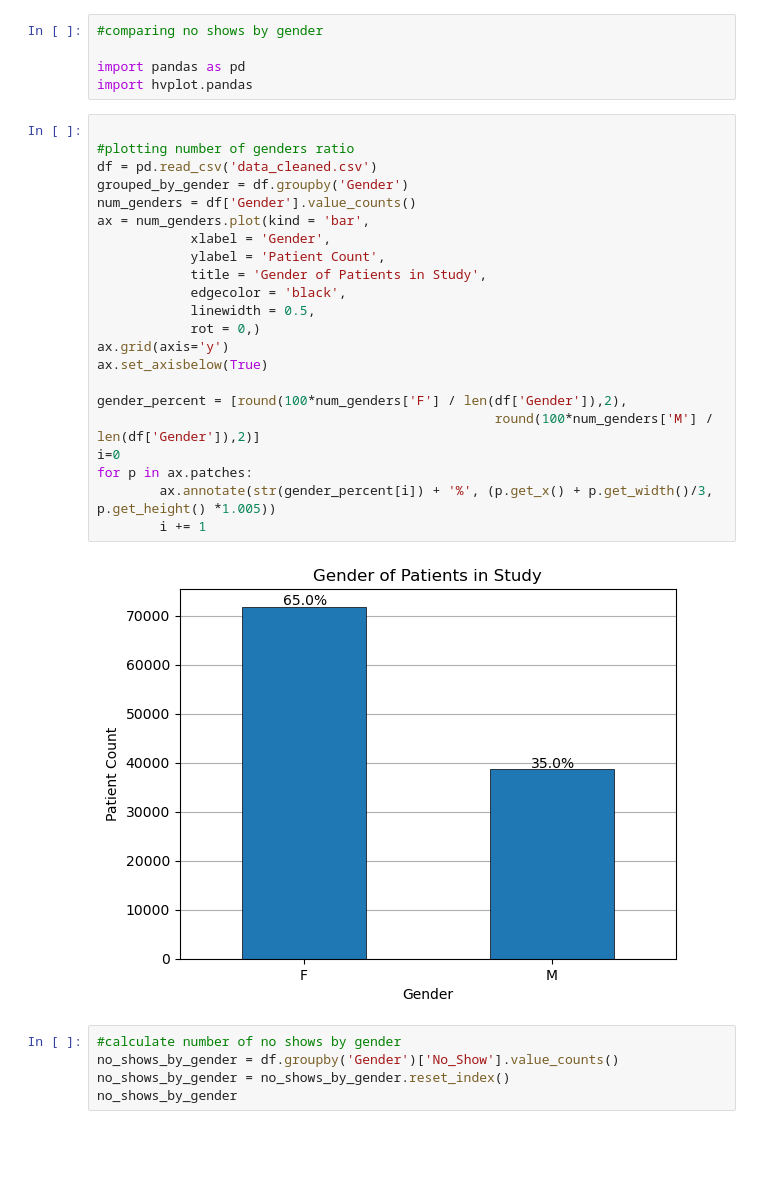
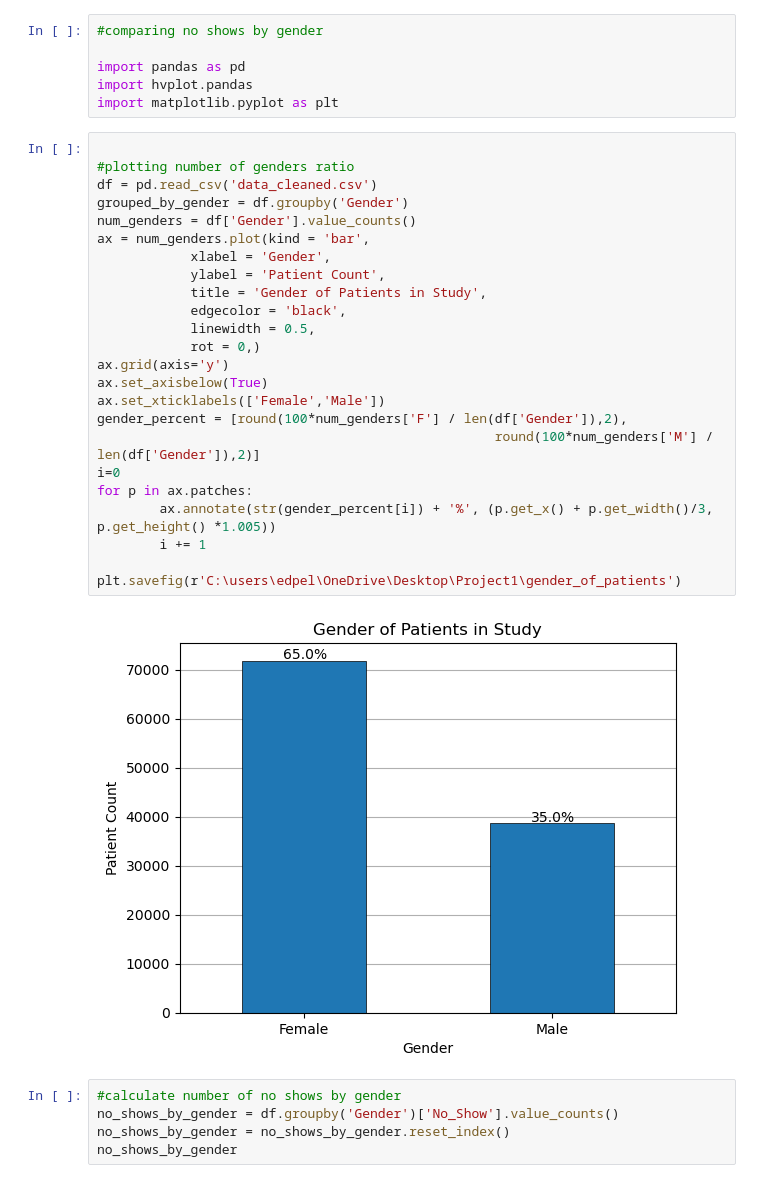
Before and after one commit to Omeagon/Project1, a Jupyter notebook: No_shows_by_gender.ipynb, the cells around one changed output. Saved outputs shown, nothing was run; the diff lists cells and outputs as text; blank space fills up the shorter version.

```diff
--- a/No_shows_by_gender.ipynb
+++ b/No_shows_by_gender.ipynb
@@ -3,30 +3,33 @@
 
 import pandas as pd
 import hvplot.pandas
+import matplotlib.pyplot as plt
 # %%
 
 #plotting number of genders ratio
 df = pd.read_csv('data_cleaned.csv')
 grouped_by_gender = df.groupby('Gender')
 num_genders = df['Gender'].value_counts()
 ax = num_genders.plot(kind = 'bar',
             xlabel = 'Gender',
             ylabel = 'Patient Count',
             title = 'Gender of Patients in Study',
             edgecolor = 'black',
             linewidth = 0.5,
             rot = 0,)
 ax.grid(axis='y')
 ax.set_axisbelow(True)
-
+ax.set_xticklabels(['Female','Male'])
 gender_percent = [round(100*num_genders['F'] / len(df['Gender']),2),
                                                    round(100*num_genders['M'] / len(df['Gender']),2)]
 i=0
 for p in ax.patches:
         ax.annotate(str(gender_percent[i]) + '%', (p.get_x() + p.get_width()/3, p.get_height() *1.005))
         i += 1
+
+plt.savefig(r'C:\users\edpel\OneDrive\Desktop\Project1\gender_of_patients')
 # %% [output]
-[figure, old version]
+[figure, new version]
 # %%
 #calculate number of no shows by gender
 no_shows_by_gender = df.groupby('Gender')['No_Show'].value_counts()
```
Also changed, not shown: parts of 2 cells of this notebook, 2 other files.
